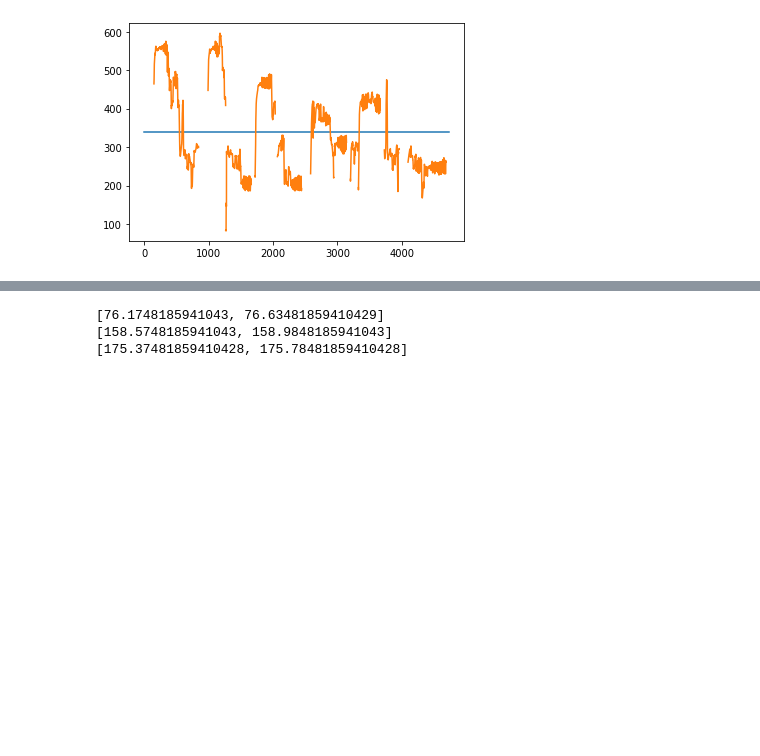
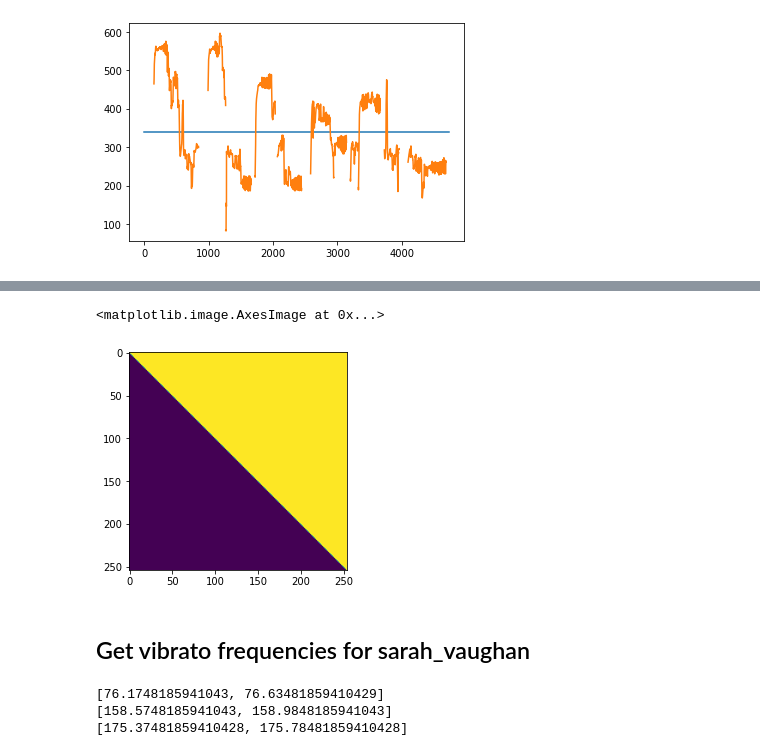
Before and after one commit to EvanSamaa/jali_sing, a Jupyter notebook: Singing Analysis.ipynb, the cells around one changed output, grey strips where cells are left out. Drawn from its saved outputs; the diff is of its cells as text; code cells hidden in the pictures; blank space fills up the shorter version.

```diff
--- a/Singing Analysis.ipynb
+++ b/Singing Analysis.ipynb
@@ -587,6 +578,22 @@ ValueError: A value in x_new is above the interpolation range.
+# %%
+y = smoothed_freq[200:-200]
+M = np.zeros((y.shape[0], y.shape[0]))
+for i in range(1, y.shape[0]):
+    # compute diagonal
+    diagona_size = y.shape[0] - i
+
+    diag_i = np.zeros((diagona_size, ))
+    M = M + np.diag(np.ones((diagona_size, )), i)
+
+plt.imshow(M)
+# %% [output]
+<matplotlib.image.AxesImage at 0x...>
+[figure, added]
 # %%
 import numpy as np
 from scipy.signal import savgol_filter, convolve
 from scipy.signal.windows import gaussian
 from util.sound_processing import *
+# %% [markdown]
+## Get vibrato frequencies for sarah_vaughan
 # %%
```
Also changed, not shown: parts of 17 cells of this notebook.
